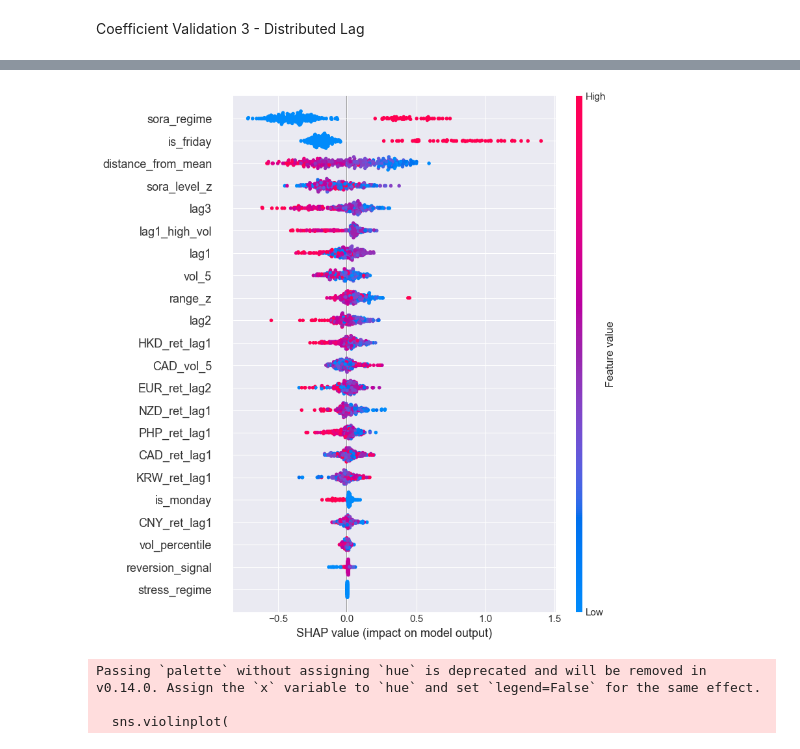
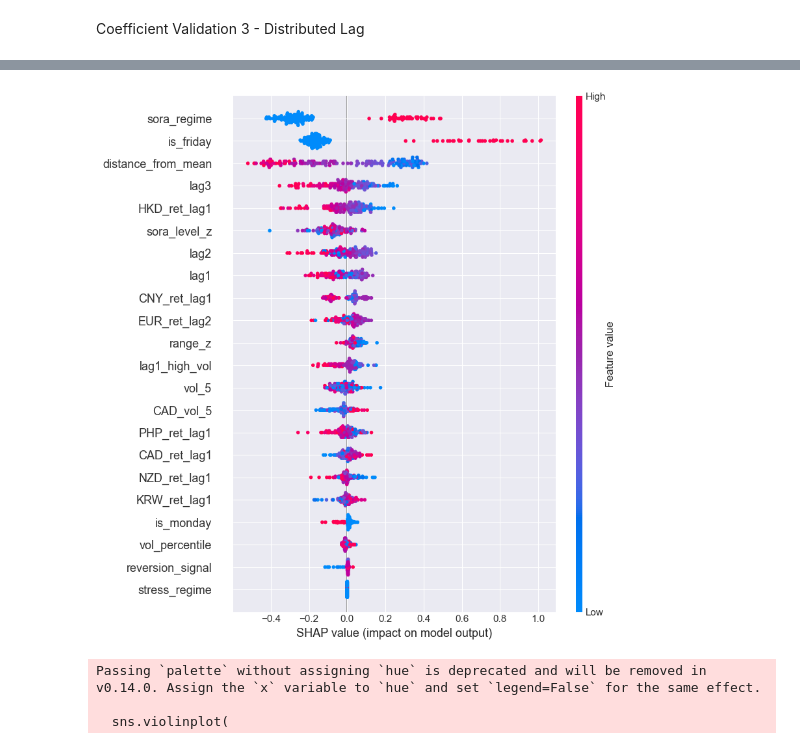
Before and after one commit to foooooooooooooooooooooooooootw/sora-analysis, a Jupyter notebook: SORA2.ipynb, the cells around one changed output, grey strips where cells are left out. Saved outputs shown, nothing was run; the diff lists cells and outputs as text; code cells hidden in the pictures.

Commit message:
added 2 new datasets. added new plot.

```diff
--- a/SORA2.ipynb
+++ b/SORA2.ipynb
@@ -1420,5 +1610,5 @@ df["Fed_lag2"] = df["Fed_change"].shift(2)
 # %%
-X = df[["Fed_change", "Fed_lag1", "Fed_lag2"]]
+X = df[["Fed_change", "Fed_lag1", "Fed_lag2", "Fed_lag3"]]
 y = df["SORA_change"]
 # %%
 X.dropna(inplace=True)
@@ -1437,0 +1627,12 @@ R²: 0.008709186404786129
+# %%
+low_regime = df[df["sora_regime"] == 0]
+high_regime = df[df["sora_regime"] == 1]
+
+from sklearn.linear_model import LinearRegression
+
+for name, subset in [("Low", low_regime), ("High", high_regime)]:
+    X = subset[["Fed_change"]].dropna()
+    y = subset.loc[X.index, "SORA_change"]
+
+    model = LinearRegression().fit(X, y)
+    print(name, "Beta:", model.coef_[0])
@@ -1437,0 +1642,18 @@ R²: 0.008709186404786129
+# %%
+window = 252  # 1 year
+
+betas = []
+
+for i in range(window, len(df)):
+    subset = df.iloc[i-window:i]
+
+    X = subset[["Fed_change"]].dropna()
+    y = subset.loc[X.index, "SORA_change"]
+
+    if len(X) > 10:
+        beta = LinearRegression().fit(X, y).coef_[0]
+        betas.append(beta)
+    else:
+        betas.append(None)
+
+df["rolling_beta"] = [None]*window + betas
@@ -1468,7 +1713,7 @@ data = data.dropna()
 X = data[features]
 y = data["y"]
 
-tscv = TimeSeriesSplit(n_splits=5)
+tscv = TimeSeriesSplit(n_splits=8)
 
 aucs = []
 briers = []
@@ -1479,9 +1724,9 @@ for fold, (train_idx, test_idx) in enumerate(tscv.split(X)):
 
     model = XGBClassifier(
         n_estimators=70,
-        max_depth=9,
+        max_depth=5,
         learning_rate=0.04,
-        subsample=1.0,
+        subsample=0.8,
         colsample_bytree=0.8,
         eval_metric="auc"
     )
@@ -1553,12 +1799,12 @@ plt.show()
 # %%
 import shap
 
 explainer = shap.Explainer(model)
-shap_values = explainer(X_log_test)
+shap_values = explainer(X_test)
 
 shap.plots.beeswarm(shap_values, max_display=len(shap_values))
 # %% [output]
-[figure, old version]
+[figure, new version]
 # %%
 import seaborn as sns
 import matplotlib.pyplot as plt
```
Also changed, not shown: parts of 58 cells of this notebook, 4 other files.
